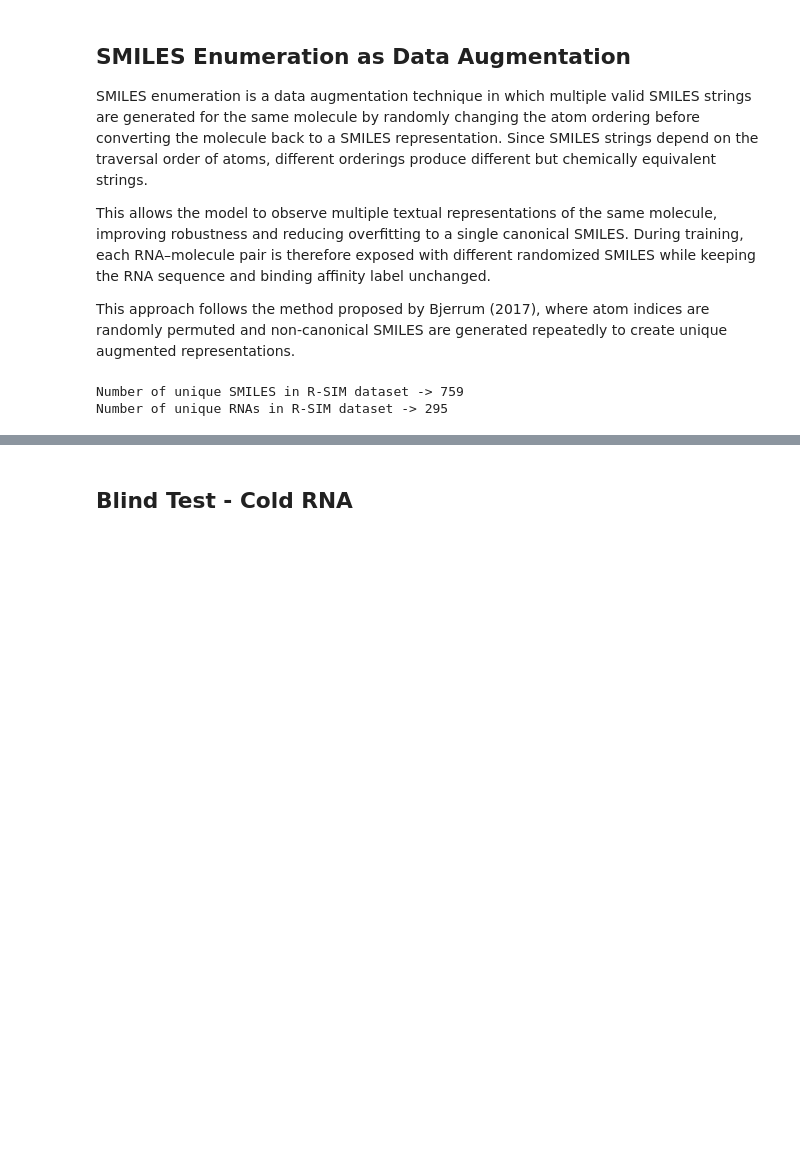
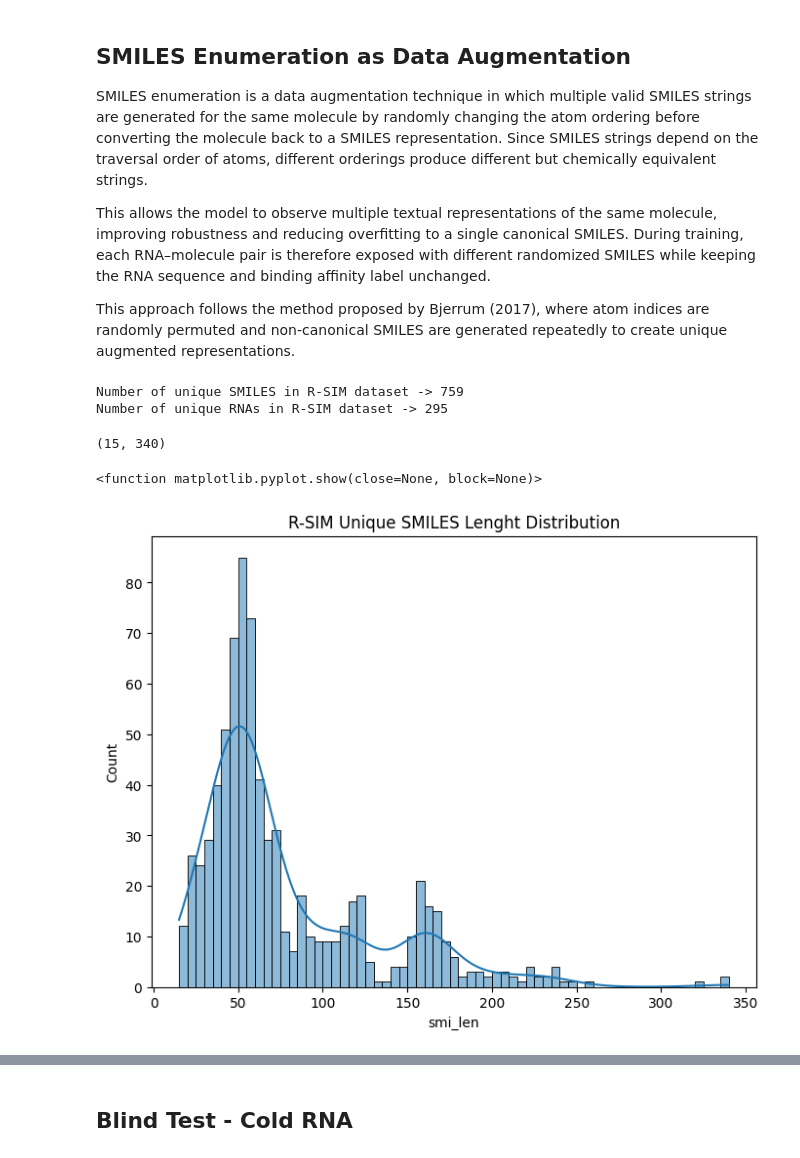
Before and after one commit to Gavision97/MultiStructRSA, a Jupyter notebook: notebooks/analyse_rsim_and_ns.ipynb, the cells around one changed output, grey strips where cells are left out. Cells and saved outputs as stored; diff of their text form; code cells hidden in the pictures; blank space fills up the shorter version.

Commit message:
04/04 - data augmentation branch first commit

```diff
--- a/notebooks/analyse_rsim_and_ns.ipynb
+++ b/notebooks/analyse_rsim_and_ns.ipynb
@@ -63,0 +80,17 @@ Number of unique RNAs in R-SIM dataset -> 295
+# %%
+longest_smiles = max(unique_smiles, key=len)
+shortest_smiles = min(unique_smiles, key=len)
+
+len(shortest_smiles), len(longest_smiles)
+# %% [output]
+(15, 340)
+# %%
+smiles_lens = pd.DataFrame({'smi_len':[len(smi) for smi in unique_smiles]})
+# %%
+plt.figure(figsize=(8,6))
+sns.histplot(data=smiles_lens, x="smi_len", binwidth=5, kde=True)
+plt.title('R-SIM Unique SMILES Lenght Distribution')
+plt.show
+# %% [output]
+<function matplotlib.pyplot.show(close=None, block=None)>
+[figure, added]
```
Also changed, not shown: parts of 68 cells of this notebook, 23 other files.
